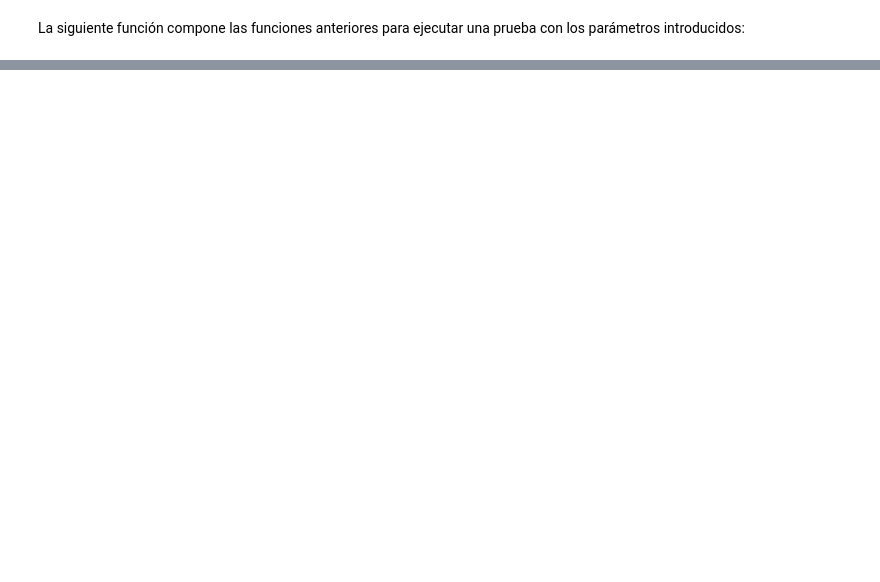
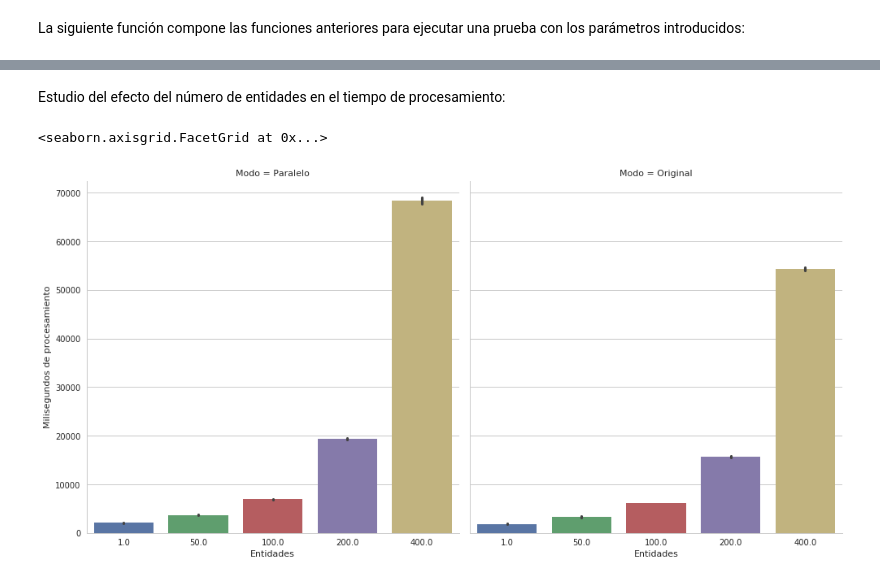
Before and after one commit to catedrasaes-umu/NoSQLDataEngineering, a Jupyter notebook: es.um.nosql.streaminginference.json2dbschema/benchmark/Benchmark.ipynb, the cells around one changed output, grey strips where cells are left out. Saved outputs shown, nothing was run; the diff lists cells and outputs as text; code cells hidden in the pictures; blank space fills up the shorter version.

```diff
--- a/es.um.nosql.streaminginference.json2dbschema/benchmark/Benchmark.ipynb
+++ b/es.um.nosql.streaminginference.json2dbschema/benchmark/Benchmark.ipynb
@@ -89,0 +214,25 @@ for batch in [3000]:
+# %% [markdown]
+Estudio del efecto del número de entidades en el tiempo de procesamiento:
+# %%
+ents = np.array([])
+mode = np.array([])
+millis = np.array([])
+for entities in [1, 50, 100, 200, 400]:
+    df = benchmark(mode="file", elements=120000, batch=12000, entities=entities, versions=1, depth=2, fields=2, kryo="true")
+    df.to_csv("file-entities-"+str(entities)+".csv")
+    length = df["TOTAL_PROCESSING"].size
+    ents = np.append(ents, np.repeat(entities, length))
+    mode = np.append(mode, np.repeat("Paralelo", length))
+    millis = np.append(millis, df["TOTAL_PROCESSING"].as_matrix())
+    df = benchmark(mode="single", elements=120000, entities=entities, versions=1, depth=2, fields=2)
+    df.to_csv("original-file-entities-"+str(entities)+".csv")
+    length = df["TOTAL_PROCESSING"].size
+    ents = np.append(ents, np.repeat(entities, length))
+    mode = np.append(mode, np.repeat("Original", length))
+    millis = np.append(millis, df["TOTAL_PROCESSING"].as_matrix())
+
+results = pd.DataFrame({"Entidades":ents, "Modo": mode, "Milisegundos de procesamiento": millis})
+sns.factorplot(x="Entidades", y="Milisegundos de procesamiento", col="Modo", data=results, kind="bar", size=7)
+# %% [output]
+<seaborn.axisgrid.FacetGrid at 0x...>
+[figure, added]
```
Also changed, not shown: parts of 48 cells of this notebook, 13 other files.
